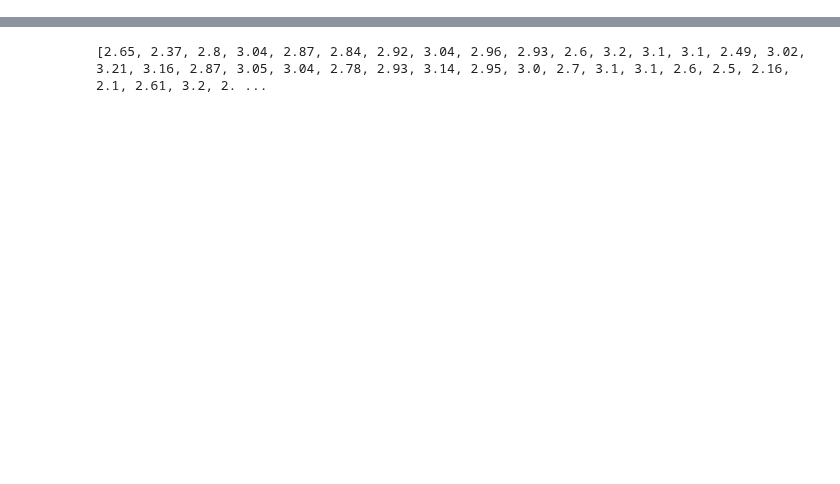
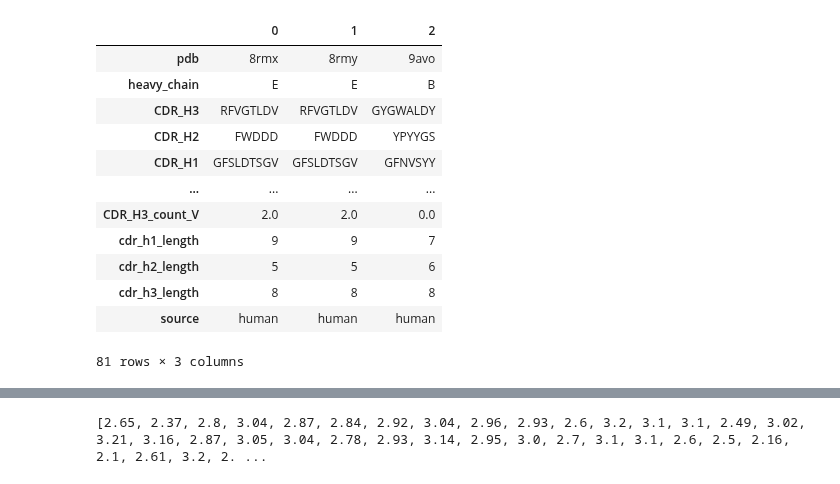
Before and after one commit to datascience-2025-group4/group04-team02, a Jupyter notebook: data cleanup/01b_exploratory.ipynb, the cells around one changed output, grey strips where cells are left out. Saved outputs shown, nothing was run; the diff lists cells and outputs as text; code cells hidden in the pictures; blank space fills up the shorter version.

```diff
--- a/data cleanup/01b_exploratory.ipynb
+++ b/data cleanup/01b_exploratory.ipynb
@@ -5,9 +5,23 @@ import seaborn as sns
 import matplotlib.pyplot as plt
 from scipy.stats import chi2_contingency
 # %%
-df = pd.read_csv("../dataanalysis/all_data.tsv", sep = '\t')
+df2 = pd.read_csv("../dataanalysis/all_data.tsv", sep = '\t')
 
-df.head(3).T
+df2.head(3).T
+# %% [output]
+|  | 0 | 1 | 2 |
+| pdb | 8rmx | 8rmy | 9avo |
+| heavy_chain | E | E | B |
+| CDR_H3 | RFVGTLDV | RFVGTLDV | GYGWALDY |
+| CDR_H2 | FWDDD | FWDDD | YPYYGS |
+| CDR_H1 | GFSLDTSGV | GFSLDTSGV | GFNVSYY |
+| ... | ... | ... | ... |
+| CDR_H3_count_V | 2.0 | 2.0 | 0.0 |
+| cdr_h1_length | 9 | 9 | 7 |
+| cdr_h2_length | 5 | 5 | 6 |
+| cdr_h3_length | 8 | 8 | 8 |
+| source | human | human | human |
+81 rows × 3 columns
 # %%
 df = pd.read_csv("../generated/data cleanup/ab_ag_filtered_pdb.tsv", sep = '\t')
 
```
Also changed, not shown: parts of 12 cells of this notebook, 1 other file.
